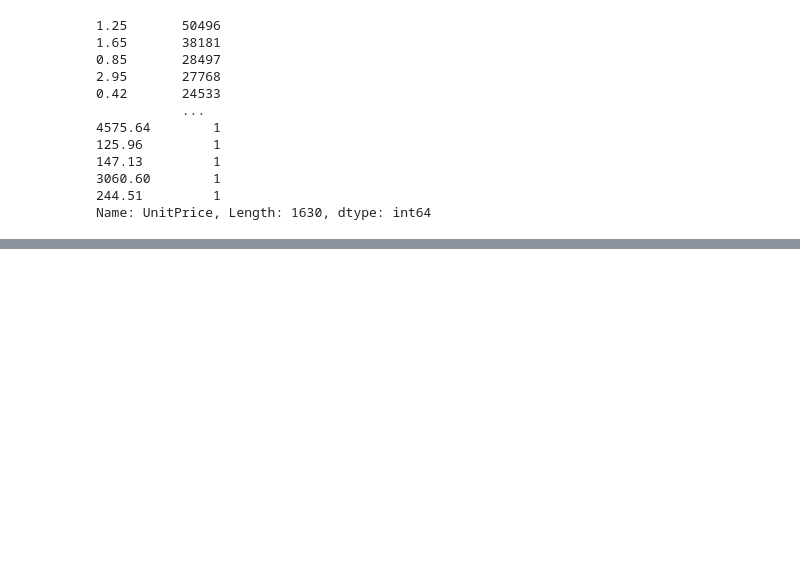
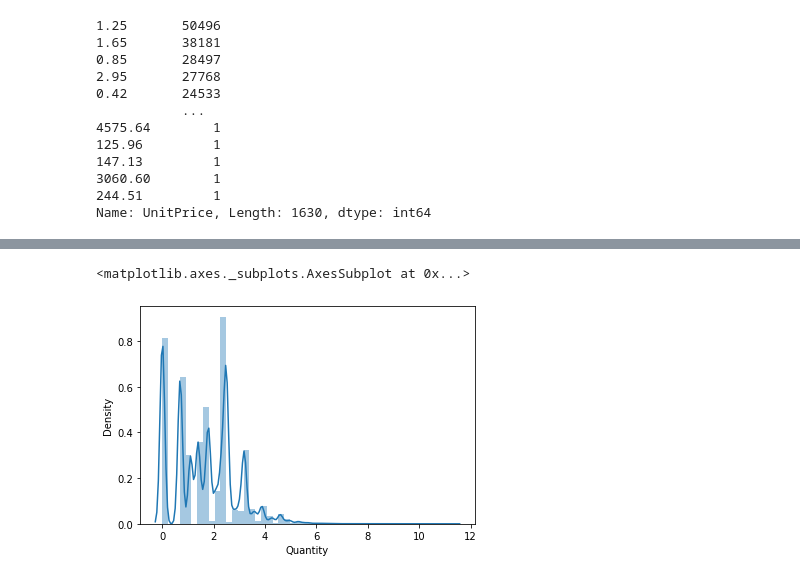
Before and after one commit to VaideswarReddy/Online-Retail-Customer-Segmentation, a Jupyter notebook: Vaideswar_Reddy_Online_Retail_Customer_Segmentation_Team_4_Capstone_Project_4_.ipynb, the cells around one changed output, grey strips where cells are left out. Cells and saved outputs as stored; diff of their text form; code cells hidden in the pictures; blank space fills up the shorter version.

```diff
--- a/Vaideswar_Reddy_Online_Retail_Customer_Segmentation_Team_4_Capstone_Project_4_.ipynb
+++ b/Vaideswar_Reddy_Online_Retail_Customer_Segmentation_Team_4_Capstone_Project_4_.ipynb
@@ -111,0 +244,5 @@ Name: UnitPrice, Length: 1630, dtype: int64
+# %%
+sns.distplot(np.log(df.Quantity))
+# %% [output]
+<matplotlib.axes._subplots.AxesSubplot at 0x...>
+[figure, added]
```
Also changed, not shown: parts of 22 cells of this notebook.
